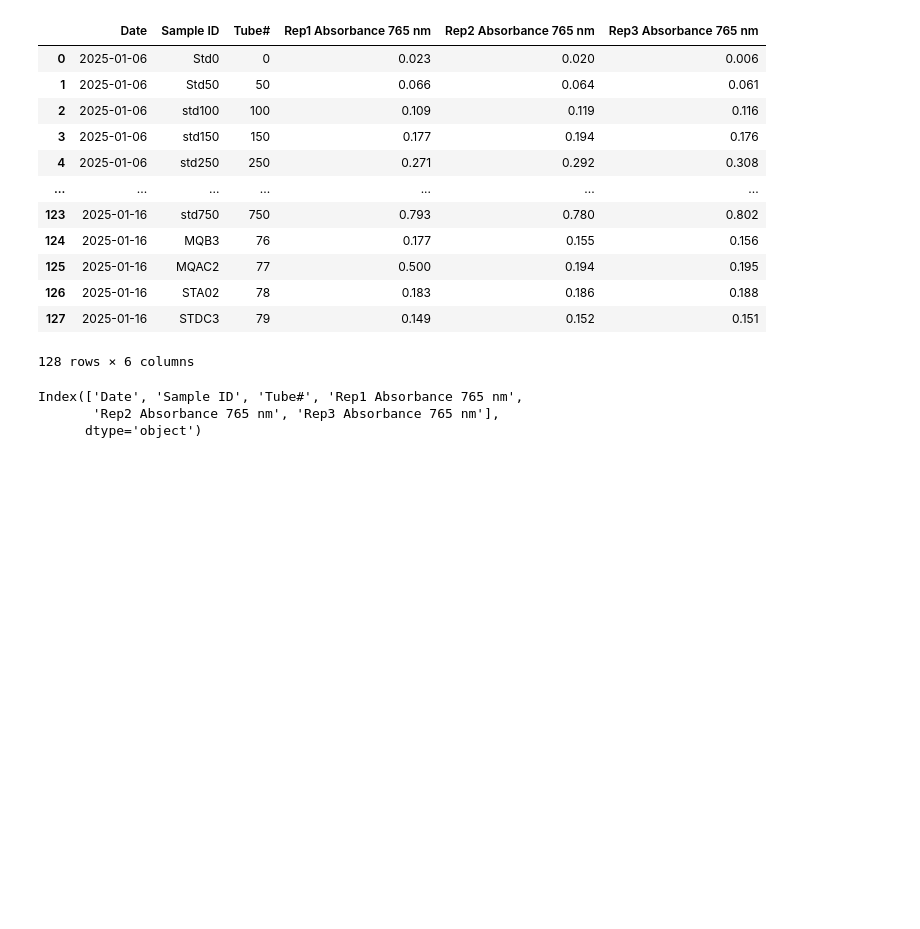
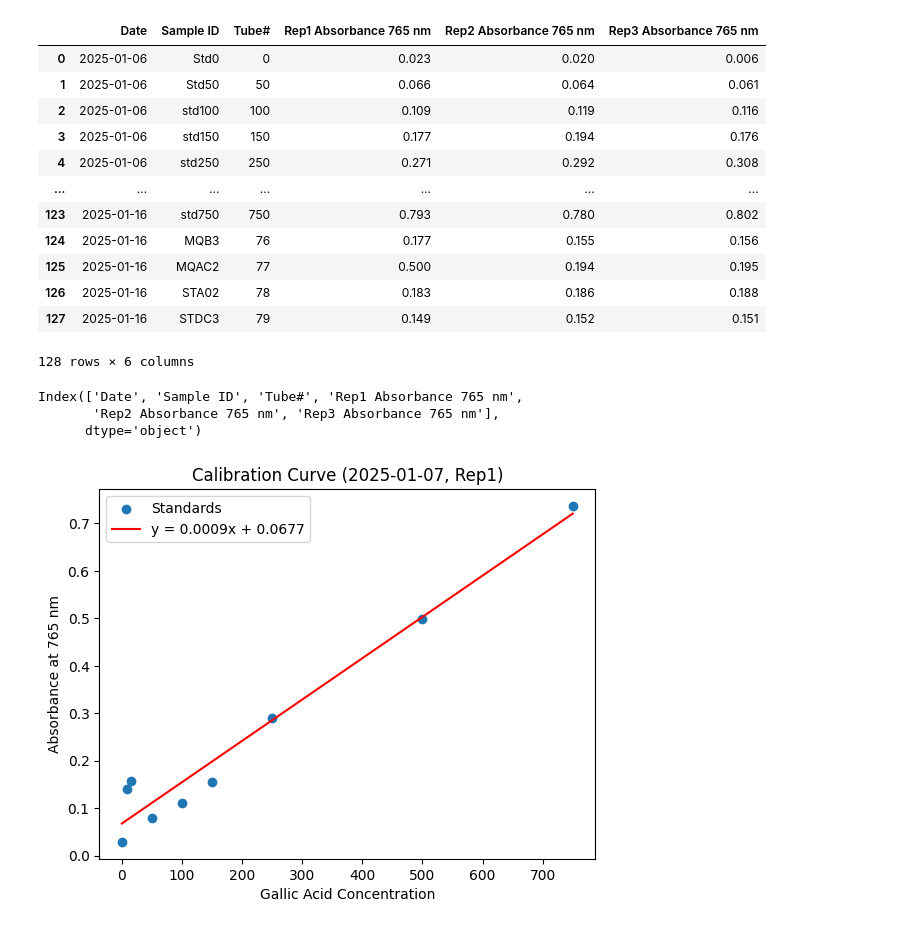
Before and after one commit to etontackett/Stat628-Module-2, a Jupyter notebook: module2.ipynb, the cells around one changed output. Drawn from its saved outputs; the diff is of its cells as text; code cells hidden in the pictures; blank space fills up the shorter version.

```diff
--- a/module2.ipynb
+++ b/module2.ipynb
@@ -72,0 +96,43 @@ for col in df.columns:
+# %%
+def estimate_conc(row):
+
+    if row["is_std"]:
+        return None
+
+    m, b = models[(row["Date"], row["rep"])]
+
+    x = (row["absorbance"] - b) / m
+
+    return 10 * x
+
+df_long["estimated_conc"] = df_long.apply(estimate_conc, axis=1)
+# %%
+date = "2025-01-07"
+rep = "Rep1"
+
+subset = df_long[
+    (df_long["Date"] == date) &
+    (df_long["rep"] == rep) &
+    (df_long["is_std"])
+]
+# %%
+x = subset["Tube#"]
+y = subset["absorbance"]
+# %%
+m, b = np.polyfit(x, y, 1)
+# %%
+plt.scatter(x, y, label="Standards")
+
+x_line = np.linspace(x.min(), x.max(), 100)
+y_line = m * x_line + b
+
+plt.plot(x_line, y_line, color="red", label=f"y = {m:.4f}x + {b:.4f}")
+
+plt.xlabel("Gallic Acid Concentration")
+plt.ylabel("Absorbance at 765 nm")
+plt.title(f"Calibration Curve ({date}, {rep})")
+
+plt.legend()
+plt.show()
+# %% [output]
+[figure, added]
```
Also changed, not shown: parts of 3 cells of this notebook.
